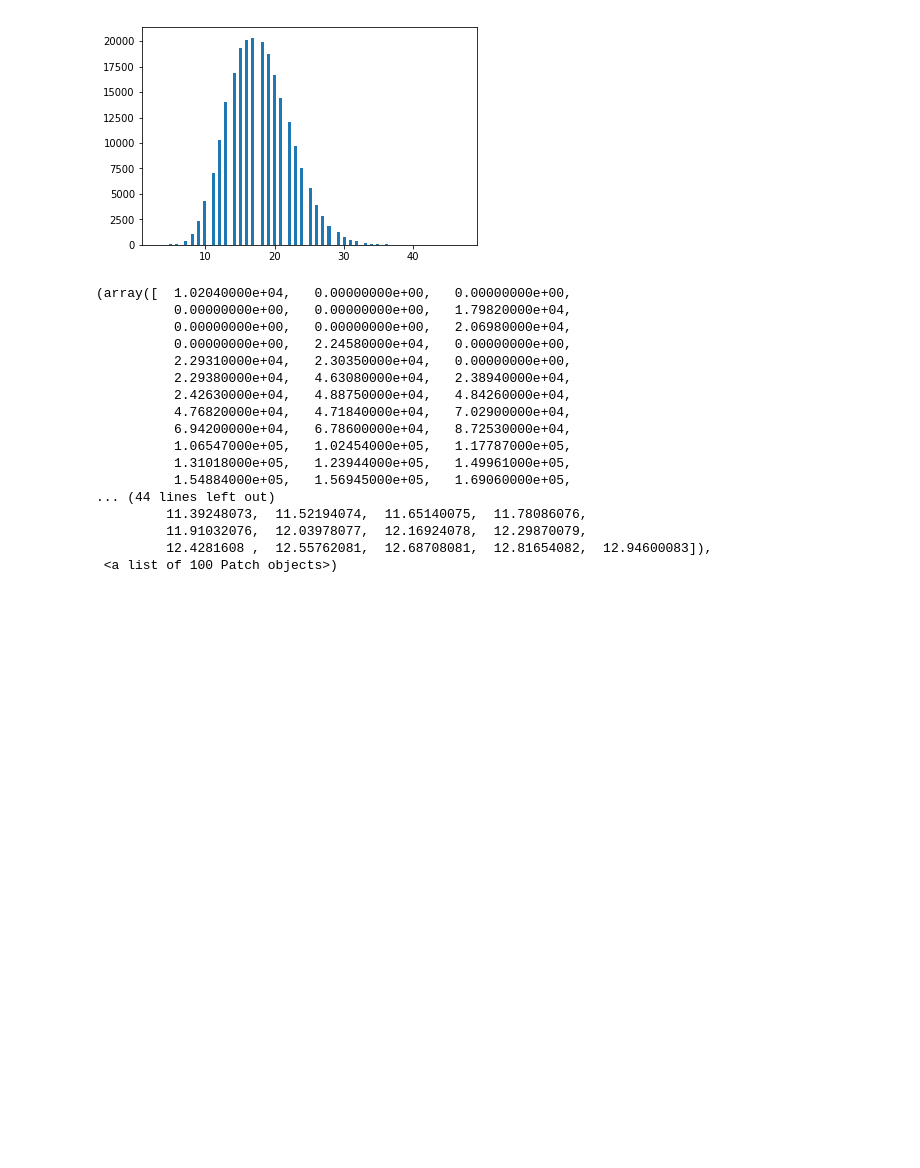
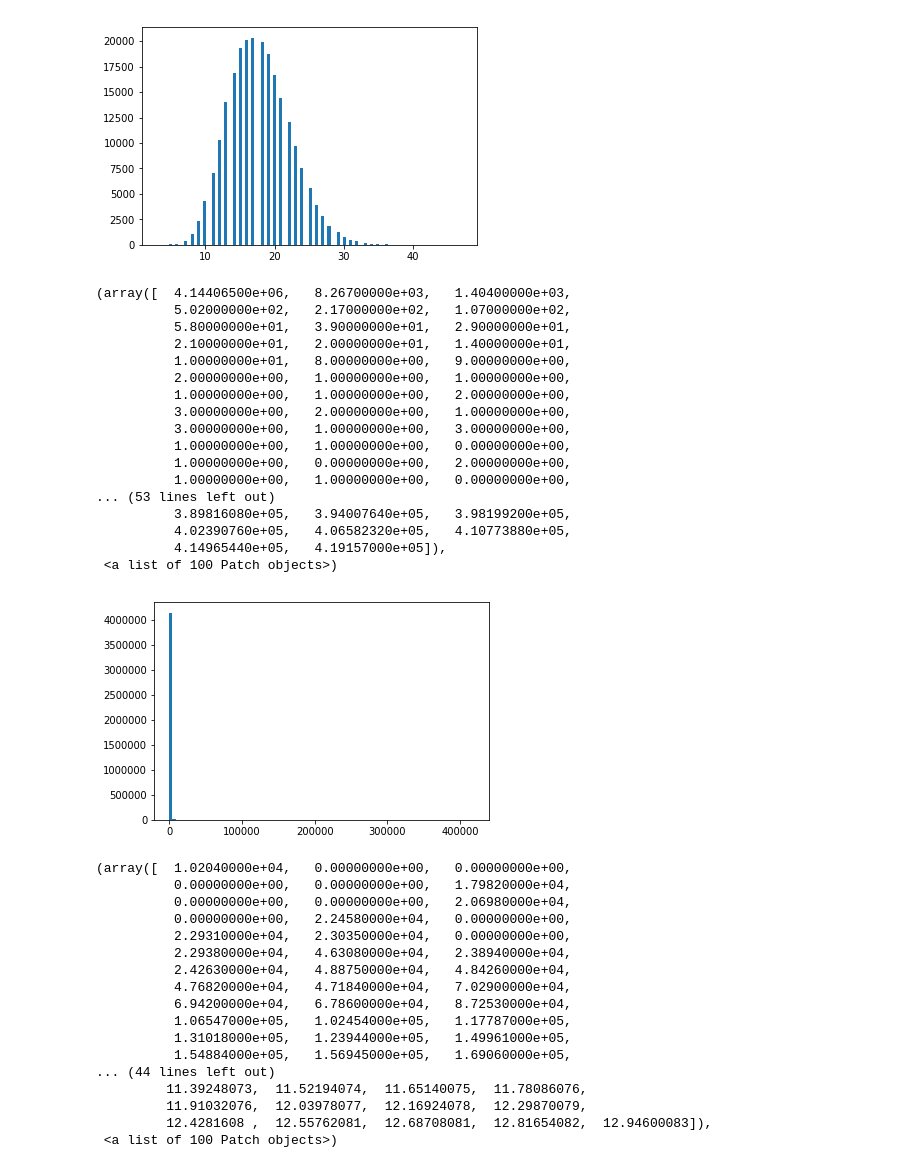
Before and after one commit to kandluis/ipython, a Jupyter notebook: Wikipedia API.ipynb, the cells around one changed output. Drawn from its saved outputs; the diff is of its cells as text; code cells hidden in the pictures; blank space fills up the shorter version.

```diff
--- a/Wikipedia API.ipynb
+++ b/Wikipedia API.ipynb
@@ -238,6 +259,26 @@ plt.hist(user_count.values(), bins=100)
          45.24,  45.68,  46.12,  46.56,  47.  ]),
  <a list of 100 Patch objects>)
 [figure]
-# %%
-sort_train = train.sort('plays', ascending=False)
+# %%
+# Histogram for log plays for sanity check.
+plt.hist(train['plays'], bins=100)
+# %% [output]
+(array([  4.14406500e+06,   8.26700000e+03,   1.40400000e+03,
+          5.02000000e+02,   2.17000000e+02,   1.07000000e+02,
+          5.80000000e+01,   3.90000000e+01,   2.90000000e+01,
+          2.10000000e+01,   2.00000000e+01,   1.40000000e+01,
+          1.00000000e+01,   8.00000000e+00,   9.00000000e+00,
+          2.00000000e+00,   1.00000000e+00,   1.00000000e+00,
+          1.00000000e+00,   1.00000000e+00,   2.00000000e+00,
+          3.00000000e+00,   2.00000000e+00,   1.00000000e+00,
+          3.00000000e+00,   1.00000000e+00,   3.00000000e+00,
+          1.00000000e+00,   1.00000000e+00,   0.00000000e+00,
+          1.00000000e+00,   0.00000000e+00,   2.00000000e+00,
+          1.00000000e+00,   1.00000000e+00,   0.00000000e+00,
+... (53 lines left out)
+          3.89816080e+05,   3.94007640e+05,   3.98199200e+05,
+          4.02390760e+05,   4.06582320e+05,   4.10773880e+05,
+          4.14965440e+05,   4.19157000e+05]),
+ <a list of 100 Patch objects>)
+[figure, added]
 # %%
```
Also changed, not shown: parts of 82 cells of this notebook.
